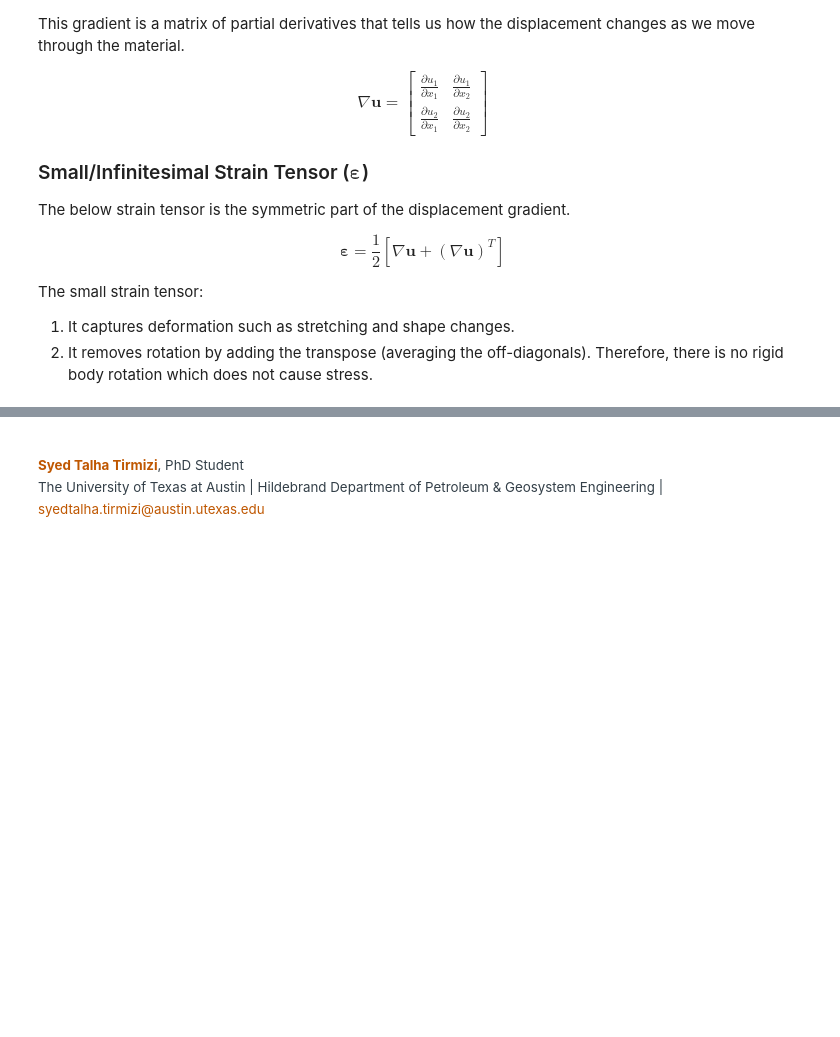
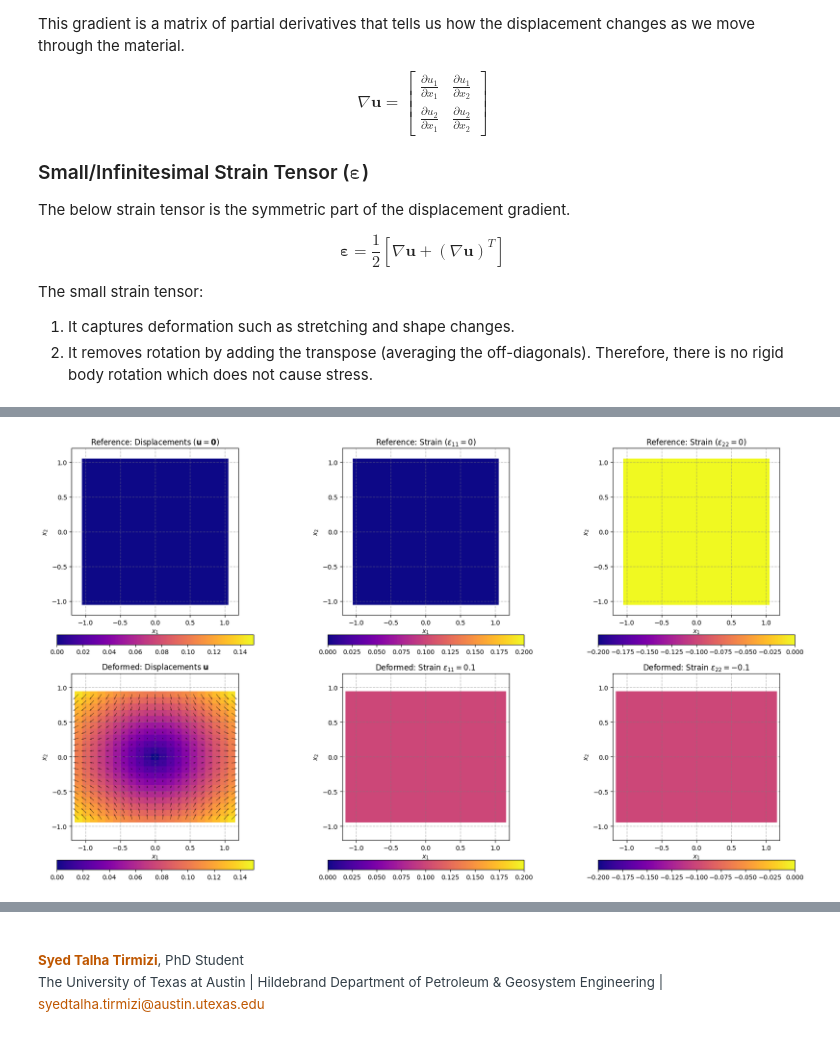
Before and after one commit to s-tirmizi/finite-element-analysis, a Jupyter notebook: 01_visualizing_strain_tensor_continuum_mechanics.ipynb, the cells around one changed output, grey strips where cells are left out. Cells and saved outputs as stored; diff of their text form; code cells hidden in the pictures; blank space fills up the shorter version.

```diff
--- a/01_visualizing_strain_tensor_continuum_mechanics.ipynb
+++ b/01_visualizing_strain_tensor_continuum_mechanics.ipynb
@@ -45,0 +112,81 @@ The small strain tensor:
+# %%
+# Define Deformed Coordinates for the Bottom Row
+# x_deformed = X + u(X)
+X_def = X + U
+Y_def = Y + V
+
+# Create a zero field for the Reference configuration (since u=0, e=0 initially)
+Zero_Field = np.zeros_like(X)
+
+# Create 2 rows x 3 columns
+fig, axes = plt.subplots(2, 3, figsize=(18, 10))
+
+# ==========================================
+# ROW 1: REFERENCE CONFIGURATION (Initial)
+# ==========================================
+# Physics: Displacement = 0, Strain = 0.
+# Visuals: Perfect square grid, uniform color, NO ARROWS.
+
+# 1.1 Reference Displacement (Zero)
+# We set vmin=0, vmax=0.15 to match the scale of the deformed plot below
+im1 = axes[0, 0].pcolormesh(X, Y, Zero_Field, cmap='plasma', vmin=0, vmax=0.15, shading='auto', zorder=1)
+axes[0, 0].set_title(r"Reference: Displacements ($\mathbf{u}=\mathbf{0}$)")
+fig.colorbar(im1, ax=axes[0, 0], orientation='horizontal', fraction=0.05, pad=0.1)
+
+# 1.2 Reference Strain E11 (Zero)
+im2 = axes[0, 1].pcolormesh(X, Y, Zero_Field, cmap='plasma', vmin=0, vmax=0.2, shading='auto', zorder=1)
+axes[0, 1].set_title(r"Reference: Strain ($\varepsilon_{11}=0$)")
+fig.colorbar(im2, ax=axes[0, 1], orientation='horizontal', fraction=0.05, pad=0.1)
+
+# 1.3 Reference Strain E22 (Zero)
+# Note: E22 is negative in deformed state, so 0 is the "max" value (yellowish)
+im3 = axes[0, 2].pcolormesh(X, Y, Zero_Field, cmap='plasma', vmin=-0.2, vmax=0, shading='auto', zorder=1)
+axes[0, 2].set_title(r"Reference: Strain ($\varepsilon_{22}=0$)")
+fig.colorbar(im3, ax=axes[0, 2], orientation='horizontal', fraction=0.05, pad=0.1)
+
+
+# ==========================================
+# ROW 2: DEFORMED CONFIGURATION (Final)
+# ==========================================
+# Physics: Actual u, E11, E22 values.
+# Visuals: Deformed mesh shape, colorful contours, Arrows added for displacement.
+
+# 2.1 Deformed Displacement Magnitude
+im4 = axes[1, 0].pcolormesh(X_def, Y_def, Displacement_magnitude, cmap='plasma', vmin=0, vmax=0.15, shading='auto', zorder=1)
+# We keep arrows ONLY here, as displacement is active
+axes[1, 0].quiver(X_def, Y_def, U, V, color='black', alpha=0.6, zorder=3)
+axes[1, 0].set_title(r"Deformed: Displacements $\mathbf{u}$")
+fig.colorbar(im4, ax=axes[1, 0], orientation='horizontal', fraction=0.05, pad=0.1)
+
+# 2.2 Deformed Strain E11
+im5 = axes[1, 1].pcolormesh(X_def, Y_def, E11, cmap='plasma', vmin=0, vmax=0.2, shading='auto', zorder=1)
+axes[1, 1].set_title(r"Deformed: Strain $\varepsilon_{11} = 0.1$")
+fig.colorbar(im5, ax=axes[1, 1], orientation='horizontal', fraction=0.05, pad=0.1)
+
+# 2.3 Deformed Strain E22
+im6 = axes[1, 2].pcolormesh(X_def, Y_def, E22, cmap='plasma', vmin=-0.2, vmax=0, shading='auto', zorder=1)
+axes[1, 2].set_title(r"Deformed: Strain $\varepsilon_{22} = -0.1$")
+fig.colorbar(im6, ax=axes[1, 2], orientation='horizontal', fraction=0.05, pad=0.1)
+
+
+# ==========================================
+# COMMON SETTINGS
+# ==========================================
+for ax in axes.flat:
+    ax.set_aspect('equal')
+    ax.set_xlabel("$x_1$")
+    ax.set_ylabel("$x_2$")
+
+    # Grid: The grid shows the coordinate lines.
+    # In Row 2, this grid implicitly follows the data shape (pcolormesh),
+    # but ax.grid() draws the axes grid.
+    # To see the "mesh distortion" purely, we rely on the pcolormesh shape.
+    ax.grid(True, color='gray', linestyle='--', linewidth=1, alpha=0.5, zorder=2)
+
+    ax.set_xlim(-1.2, 1.2)
+    ax.set_ylim(-1.2, 1.2)
+
+plt.tight_layout()
+plt.show()
+# %% [output]
+[figure, added]
```
Also changed, not shown: parts of 10 cells of this notebook.
